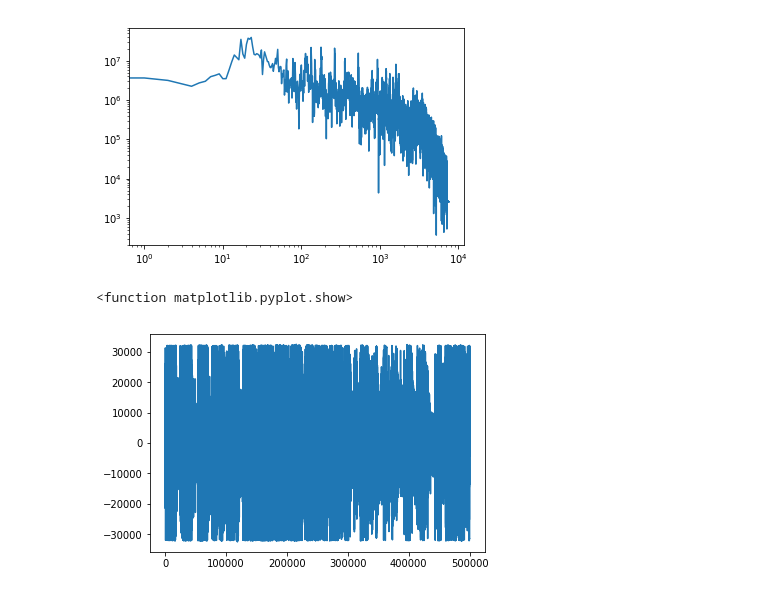
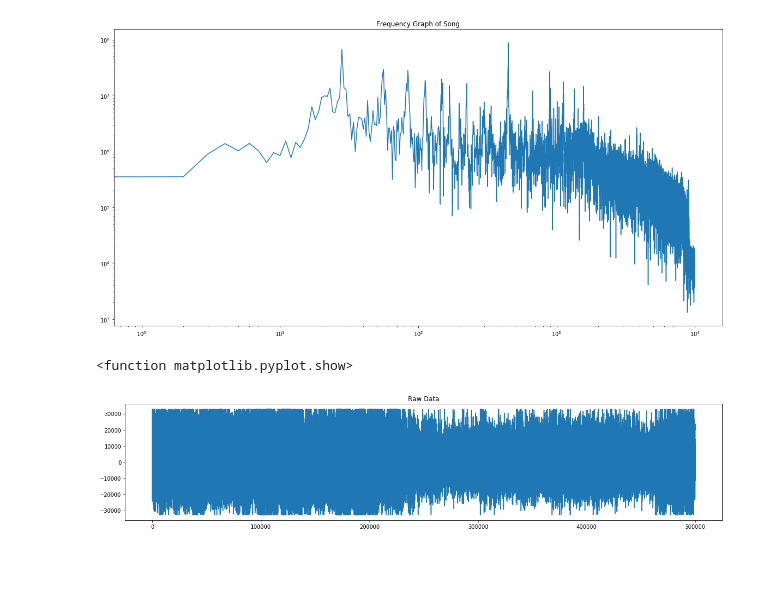
Before and after one commit to jonfung/mp3-fft, a Jupyter notebook: nb.ipynb, the cells around one changed output. Saved outputs shown, nothing was run; the diff lists cells and outputs as text; code cells hidden in the pictures; blank space fills up the shorter version.

Commit message:
Finished ipython comparison. Plots graphs.

```diff
--- a/nb.ipynb
+++ b/nb.ipynb
@@ -40,14 +10,44 @@ array([ 3225125.00000000     +0.j        ,
+# %%
+#Function that will load the data of a WAV file given.
+#returns the sampling rate of the song, and the data array itself.
+
+#################  NOTE ##################
+#If working with MP3 files, please convert to wav with given conversion file in repository.
+#Command for that is "python3 convert.py [songname].mp3 [songname].wav"
+
+def loadData (str):
+    rate, data = wavfile.read(str)
+    if (len(data.T) > 1):
+        data = data.T[0]
+    return rate, data
+# %%
+#Function that performs FFT on a randomly sampled portion of data array given.
+#Returns the FFT result and the random interval.
+def fft (data, intervalSize, rangeofFreq):
+    if (len(data) < intervalSize):
+        return None;
+    start = np.random.randint(0, len(data) - intervalSize + 1)
+    chunked = data[start:(start + intervalSize)]
+    interv = (start, start + intervalSize)
+    return fftpack.fft(chunked, rangeofFreq), interv
+# %%
+#load the data, perform FFT.
+freq, data = loadData('input.wav')
+result, randInterval = fft(data, 500000, 20000)
 # %%
-magnitudes = [np.absolute(y) for y in result[0:7500]]
-magnitudes
+#Take first half because conjugate symmetry. Range of human hearing is 0 to 150000.
+magnitudes = [np.absolute(y) for y in result[0:10000]]
+
+plt.figure(figsize=(20, 10))
+plt.xscale('log');plt.yscale('log');plt.title("Frequency Graph of Song");
 plt.plot(magnitudes)
-plt.xscale('log')
-plt.yscale('log')
 plt.show()
 
-plt.plot(data[7500000:8000000])
+plt.figure(figsize=(20, 4))
+plt.title("Raw Data")
+plt.plot(data[randInterval[0]:randInterval[1]])
 plt.show
 # %% [output]
-[figure, old version]
+[figure, new version]
 <function matplotlib.pyplot.show>
-[figure, old version]
+[figure, new version]
```
Also changed, not shown: parts of 5 cells of this notebook.
